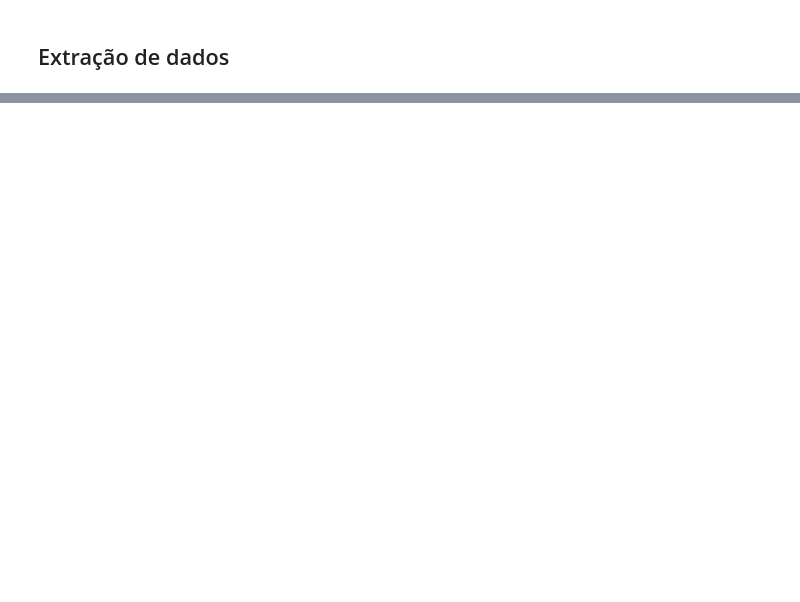
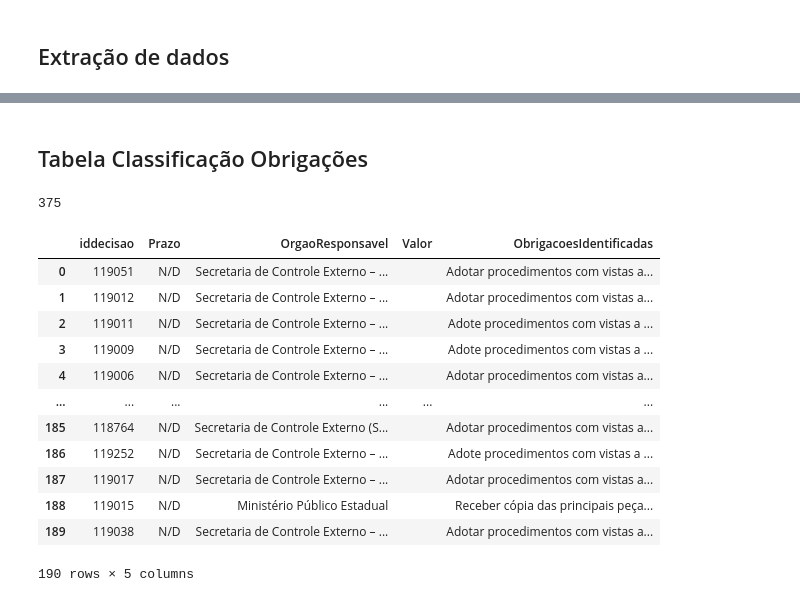
Before and after one commit to eduardoplima/ccd, a Jupyter notebook: decisoes-etl/dataset_obrigacoes.ipynb, the cells around one changed output, grey strips where cells are left out. Saved outputs shown, nothing was run; the diff lists cells and outputs as text; code cells hidden in the pictures; blank space fills up the shorter version.

```diff
--- a/decisoes-etl/dataset_obrigacoes.ipynb
+++ b/decisoes-etl/dataset_obrigacoes.ipynb
@@ -447,0 +508,2 @@ for i, determinacao in determinacoes.iterrows():
+# %% [markdown]
+## Tabela Classificação Obrigações
@@ -447,0 +527,4 @@ for i, determinacao in determinacoes.iterrows():
+# %%
+len(df_tabela)
+# %% [output]
+375
@@ -447,0 +549,16 @@ for i, determinacao in determinacoes.iterrows():
+# %%
+df_obg_tabela
+# %% [output]
+|  | iddecisao | Prazo | OrgaoResponsavel | Valor | ObrigacoesIdentificadas |
+| 0 | 119051 | N/D | Secretaria de Controle Externo – ... |  | Adotar procedimentos com vistas a... |
+| 1 | 119012 | N/D | Secretaria de Controle Externo – ... |  | Adotar procedimentos com vistas a... |
+| 2 | 119011 | N/D | Secretaria de Controle Externo – ... |  | Adote procedimentos com vistas a ... |
+| 3 | 119009 | N/D | Secretaria de Controle Externo – ... |  | Adote procedimentos com vistas a ... |
+| 4 | 119006 | N/D | Secretaria de Controle Externo – ... |  | Adotar procedimentos com vistas a... |
+| ... | ... | ... | ... | ... | ... |
+| 185 | 118764 | N/D | Secretaria de Controle Externo (S... |  | Adotar procedimentos com vistas a... |
+| 186 | 119252 | N/D | Secretaria de Controle Externo – ... |  | Adote procedimentos com vistas a ... |
+| 187 | 119017 | N/D | Secretaria de Controle Externo – ... |  | Adotar procedimentos com vistas a... |
+| 188 | 119015 | N/D | Ministério Público Estadual |  | Receber cópia das principais peça... |
+| 189 | 119038 | N/D | Secretaria de Controle Externo – ... |  | Adotar procedimentos com vistas a... |
+190 rows × 5 columns
```
Also changed, not shown: parts of 15 cells of this notebook, 1 other file.
